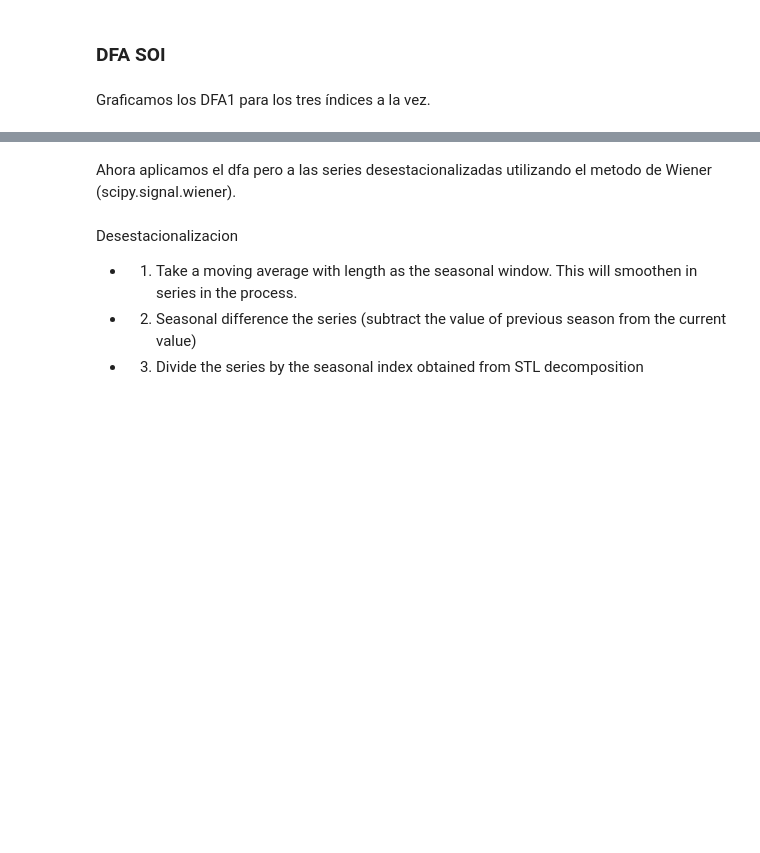
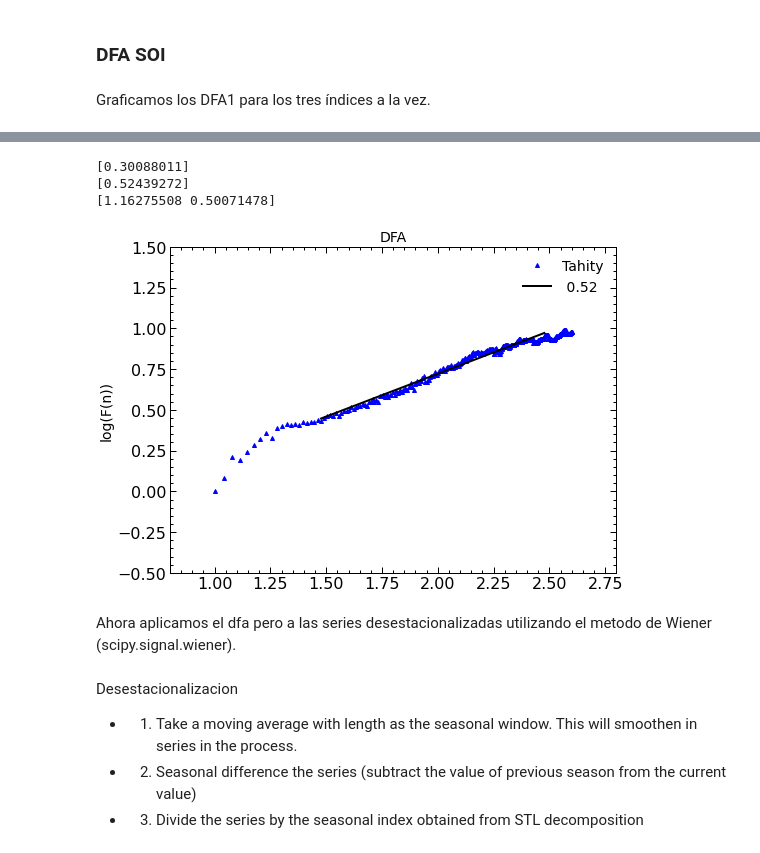
Before and after one commit to sebasjaro/MFDFAX, a Jupyter notebook: Python/El Niño - Southern Oscillation.ipynb, the cells around one changed output, grey strips where cells are left out. Saved outputs shown, nothing was run; the diff lists cells and outputs as text; code cells hidden in the pictures; blank space fills up the shorter version.

```diff
--- a/Python/El Niño - Southern Oscillation.ipynb
+++ b/Python/El Niño - Southern Oscillation.ipynb
@@ -329,3 +335,50 @@ plt.show()
+# %%
+polOrd = 2
+mar = 4
+
+n, F = pydfa_dar.computeFlucVec(winSizes, revSeg=revSeg, polOrd=polOrd)
+limits_list = np.array([[30,300]], dtype=int)
+list_H, list_H_intercept = pydfa_dar.multiFitFlucVec(limits_list, logBase = logbase)
+print(list_H)
+#plt.plot(np.log10(n), np.log10(F), 'ro',ms=mar, label= 'Darwin')
+#for i in range(len(list_H)):
+#    n_rng = np.arange(limits_list[i][0], limits_list[i][1]+1)
+#    plt.plot(np.log10(n_rng), list_H_intercept[i]+list_H[i]*np.log10(n_rng),
+#       clrs[i%len(clrs)]+stls[(i//len(clrs))%len(stls)], label=' {:.2f}'.format(list_H[i]))
+
+n, F = pydfa_tah.computeFlucVec(winSizes, revSeg=revSeg, polOrd=polOrd)
+limits_list = np.array([[30,300]], dtype=int)
+list_H, list_H_intercept = pydfa_tah.multiFitFlucVec(limits_list, logBase = logbase)
+print(list_H)
+plt.plot(np.log10(n), np.log10(F), 'b^',ms=mar, label= 'Tahity')
+for i in range(len(list_H)):
+    n_rng = np.arange(limits_list[i][0], limits_list[i][1]+1)
+    plt.plot(np.log10(n_rng), list_H_intercept[i]+list_H[i]*np.log10(n_rng),
+       clrs[i%len(clrs)]+stls[(i//len(clrs))%len(stls)], label=' {:.2f}'.format(list_H[i]))
+
+n, F = pydfa_soi.computeFlucVec(winSizes, revSeg=revSeg, polOrd=polOrd)
+limits_list = np.array([[10,60],[80,300]], dtype=int)
+list_H, list_H_intercept = pydfa_soi.multiFitFlucVec(limits_list, logBase = logbase)
+print(list_H)
+#plt.plot(np.log10(n), np.log10(F), 'ys',ms=mar, label= 'SOI')
+#for i in range(len(list_H)):
+#    n_rng = np.arange(limits_list[i][0], limits_list[i][1]+1)
+#    plt.plot(np.log10(n_rng), list_H_intercept[i]+list_H[i]*np.log10(n_rng),
+#       clrs[i%len(clrs)]+stls[(i//len(clrs))%len(stls)], label=' {:.2f}'.format(list_H[i]))
+
+#    plt.xlabel('log(n)', fontsize=14)
+plt.ylabel('log(F(n))', fontsize=14)
+plt.title('DFA', fontsize=14)
+plt.legend(loc=0, fontsize=14)
+plt.xlim([0.8,2.8])
+plt.ylim([-.5,1.5])
+#plt.savefig('fig/DFA.pdf')
+plt.show()
+# %% [output]
+[0.30088011]
+[0.52439272]
+[1.16275508 0.50071478]
+[figure, added]
 # %% [markdown]
 Ahora aplicamos el dfa pero a las series desestacionalizadas utilizando el metodo de Wiener (scipy.signal.wiener).
 # %%
```
Also changed, not shown: parts of 5 cells of this notebook.
